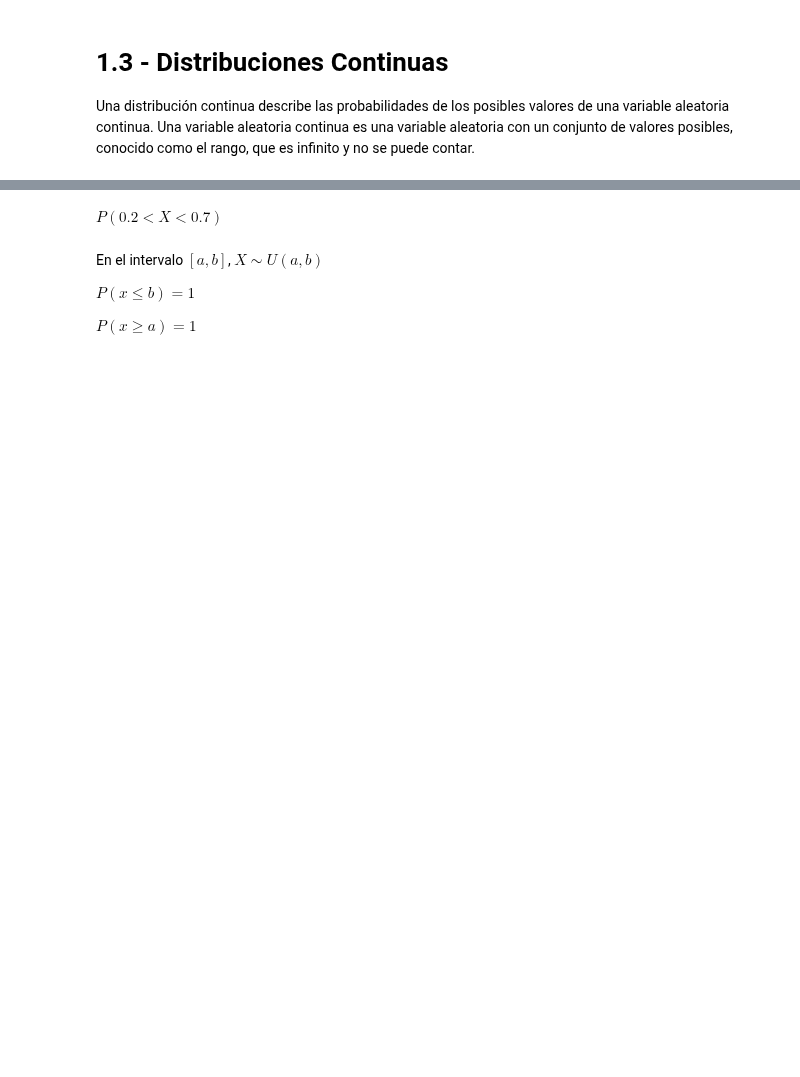
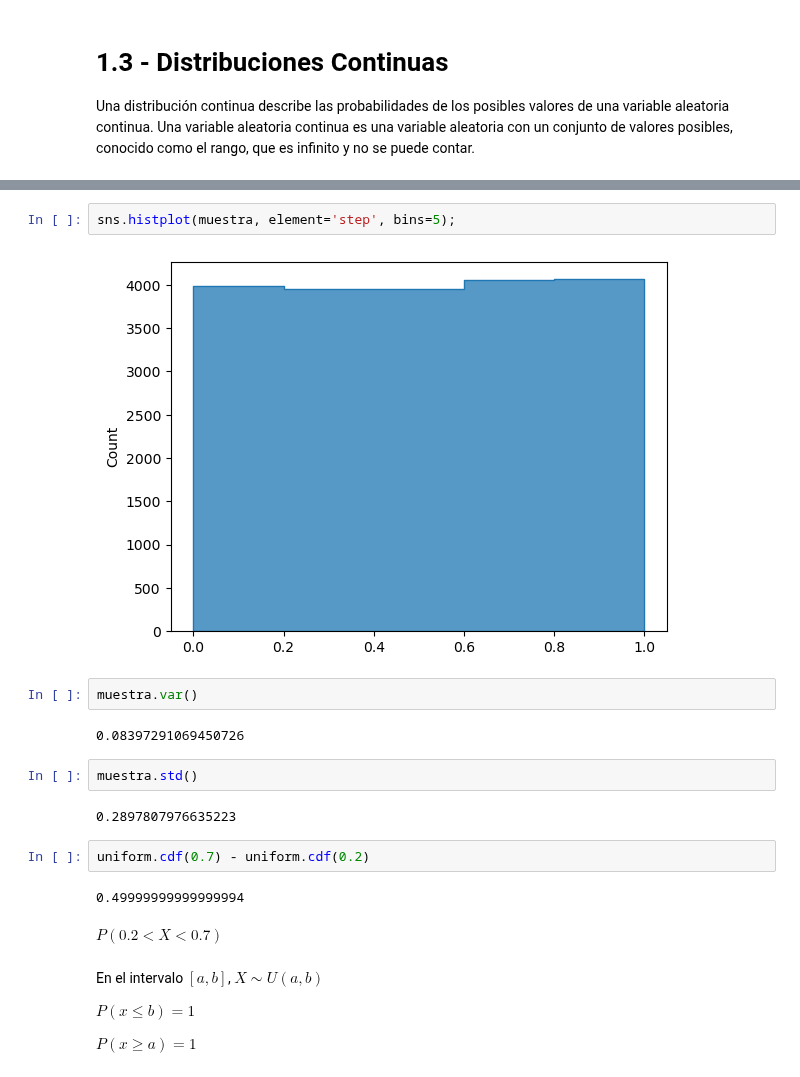
Before and after one commit to Ironhack-Data-Madrid-Enero-2023/apuntes_clase, a Jupyter notebook: semana_6/1.3 - Distribuciones Continuas.ipynb, the cells around one changed output, grey strips where cells are left out. Saved outputs shown, nothing was run; the diff lists cells and outputs as text; blank space fills up the shorter version.

```diff
--- a/semana_6/1.3 - Distribuciones Continuas.ipynb
+++ b/semana_6/1.3 - Distribuciones Continuas.ipynb
@@ -42,3 +76,19 @@ $$\forall c, d \in [0, 1]: P(c < x <= d) = d-c$$
+# %%
+sns.histplot(muestra, element='step', bins=5);
+# %% [output]
+[figure, added]
+# %%
+muestra.var()
+# %% [output]
+0.08397291069450726
+# %%
+muestra.std()
+# %% [output]
+0.2897807976635223
+# %%
+uniform.cdf(0.7) - uniform.cdf(0.2)
+# %% [output]
+0.49999999999999994
 # %% [markdown]
 $P(0.2 < X < 0.7)$
 # %% [markdown]
```
Also changed, not shown: parts of 32 cells of this notebook.
